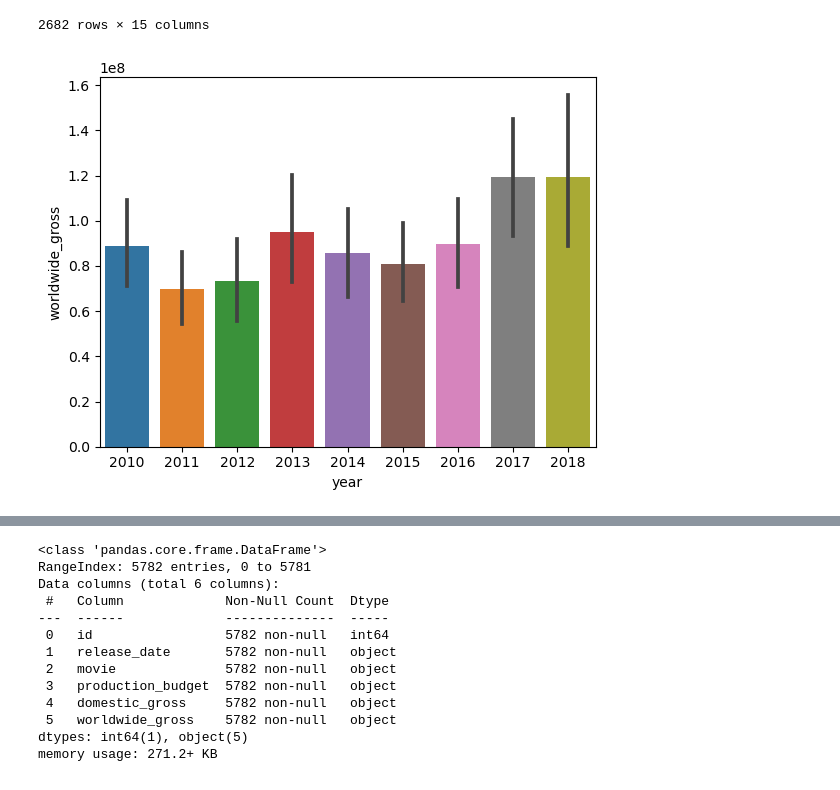
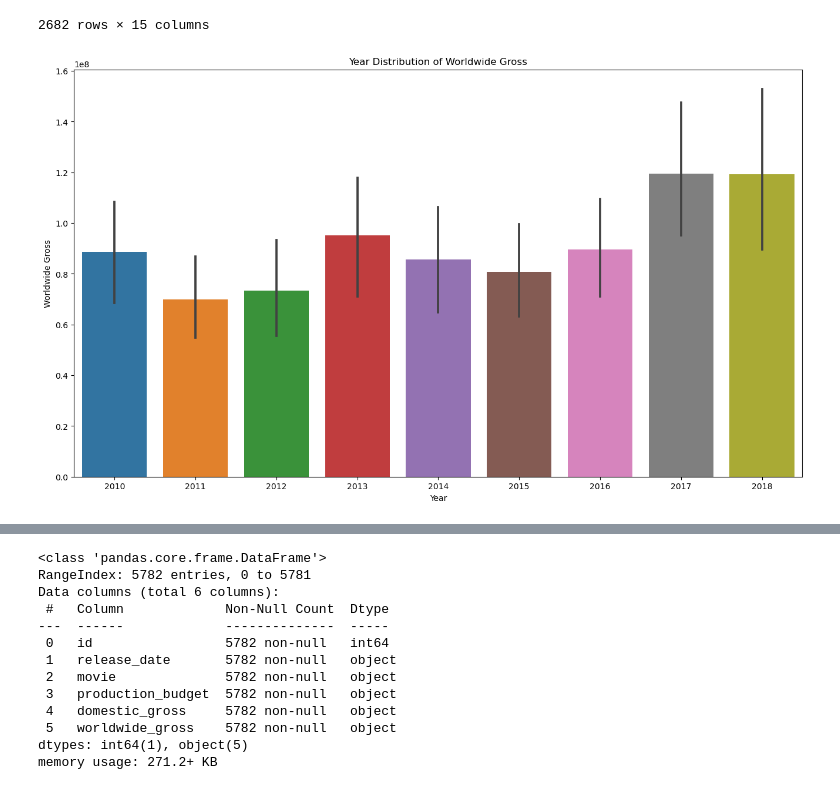
Before and after one commit to srinir301/Microsoft-Movie-Studio-Recommendations, a Jupyter notebook: Srini/student.ipynb, the cells around one changed output, grey strips where cells are left out. Drawn from its saved outputs; the diff is of its cells as text; code cells hidden in the pictures.

```diff
--- a/Srini/student.ipynb
+++ b/Srini/student.ipynb
@@ -352,10 +421,14 @@ fm
 | 2701 | 25307 | [18] | 470641 | hi | मुक्काबाज़ | 2.276 | 2018-01-12 | Mukkabaaz | ... |
 | 2702 | 26409 | [10749, 18] | 551634 | zh | 你好，之华 | 0.600 | 2018-11-09 | Last Letter | ... |
 2682 rows × 15 columns
-# %%
-sns.barplot(x = fm['year'], y = fm['worldwide_gross']);
-# %% [output]
-[figure, removed]
+# %%
+fig, ax = plt.subplots(figsize=(16,9))
+sns.barplot(x = fm['year'], y = fm['worldwide_gross'])
+ax.set_xlabel('Year')
+ax.set_ylabel('Worldwide Gross')
+ax.set_title('Year Distribution of Worldwide Gross');
+# %% [output]
+[figure, added]
 # %%
 sns.scatterplot(x = fm['studio'], y = fm['worldwide_gross']);
 # %% [output]
```
Also changed, not shown: parts of 23 cells of this notebook.
